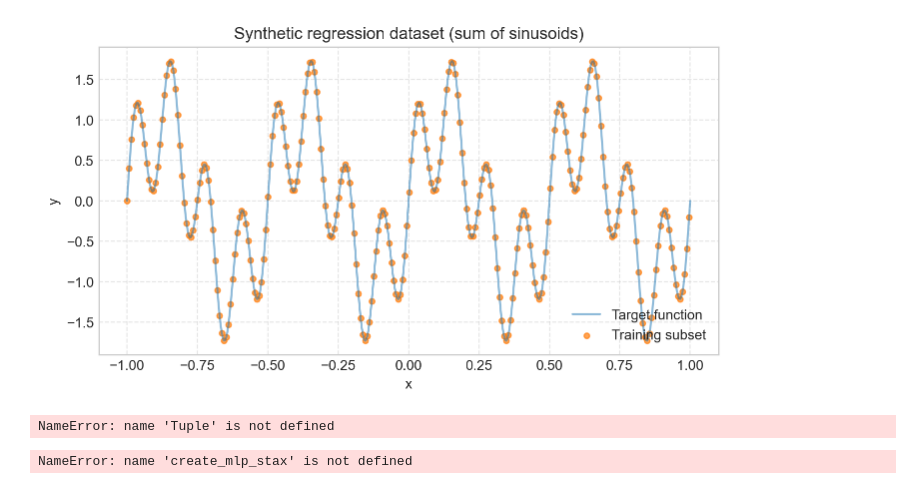
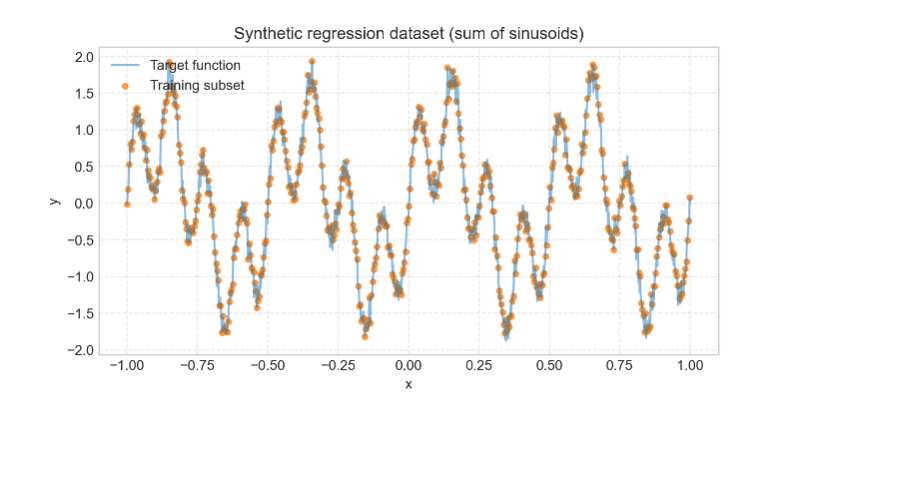
Before and after one commit to obi-wan-shinobi/msc-thesis, a Jupyter notebook: code/notebooks/ntk-experiment.ipynb, the cells around one changed output. Saved outputs shown, nothing was run; the diff lists cells and outputs as text; code cells hidden in the pictures; blank space fills up the shorter version.

```diff
--- a/code/notebooks/ntk-experiment.ipynb
+++ b/code/notebooks/ntk-experiment.ipynb
@@ -17,86 +18,31 @@ from typing import Callable, Optional, Tuple, List, Union
 plt.style.use('seaborn-v0_8-whitegrid')
 # %%
 # ----- Data -----
-x = jnp.linspace(-1.0, 1.0, 512)[:, None]          # shape [n, 1]
+x = jnp.linspace(-1.0, 1.0, 1024)[:, None]          # shape [n, 1]
 y = (jnp.sin(4*jnp.pi*x) + 0.8*jnp.sin(16*jnp.pi*x)).squeeze()  # shape [n]
+
+noise = 0.10 * jax.random.normal(jax.random.PRNGKey(1), y.shape)
+y = y + noise
+
+# ----- Randomly drop a fraction of points BEFORE splitting -----
+keep_frac = 0.6                       # keep 60% (drop 40%);
+N = x.shape[0]
+n_keep = int(keep_frac * N)
 
 # pick a training subset to speed up NTK computations:
 idx = jnp.arange(0, x.shape[0], 2)
-X_train, y_train = x[idx], y[idx]
-X_eval, y_eval = x[~idx], y[~idx]
+X_train, y_train = x[0::2], y[0::2]
+X_test,  y_test  = x[1::2], y[1::2]
 
 # visualize full dataset
 plt.figure(figsize=(8, 4))
 plt.plot(x, y, label='Target function', color='C0', alpha=0.5)
 plt.scatter(X_train, y_train, color='C1', s=15, alpha=0.7, label='Training subset')
 plt.title("Synthetic regression dataset (sum of sinusoids)")
 plt.xlabel("x")
 plt.ylabel("y")
 plt.legend()
 plt.grid(True, ls='--', alpha=0.5)
 plt.show()
 # %% [output]
-[figure, old version]
+[figure, new version]
-# %%
-def create_mlp_stax(
-    depth_hidden: int,
-    hidden_width: int,
-    output_dim: int,
-    input_dim: int,
-    activation_stax_fn: stax.Relu(),
-    W_std: float = 1.0,
-    b_std: Optional[float] = 0.0,
-    parameterization: str = "ntk",
-    W_std_out: Optional[float] = None,
-) -> Tuple[Callable, Callable, Callable, List[int]]:
-    """
-    Build an MLP in neural_tangents.stax.
-
-    Returns:
-      init_fn, apply_fn, kernel_fn, widths_list
-
-    Notes:
-    - With parameterization='ntk', the *idealized* kernel does not depend on the hidden width.
-    - Set b_std=0.0 for no bias; (None is treated as 0.0 here).
-    - If you pass a custom callable activation, kernel_fn(get='ntk') may not be available.
-    """
-    act = activation_stax_fn
-    bstd = 0.0 if b_std is None else float(b_std)
-    if W_std_out is None:
-        W_std_out = W_std
-
-    layers: List[StaxLayer] = []
-    widths = [input_dim]
-
-    for _ in range(depth_hidden):
-        layers += [
-            stax.Dense(hidden_width, W_std=W_std, b_std=bstd, parameterization=parameterization),
-            act
-        ]
-        widths.append(hidden_width)
-
-    layers += [
-        stax.Dense(output_dim, W_std=W_std_out, b_std=bstd, parameterization=parameterization)
-    ]
-    widths.append(output_dim)
-
-    init_fn, apply_fn, kernel_fn = stax.serial(*layers)
-    return init_fn, apply_fn, kernel_fn, widths
-# %% [output]
-NameError: name 'Tuple' is not defined
-# %%
-# Build: 2 hidden layers, ReLU, no bias
-init_fn, apply_fn, kernel_fn, widths = create_mlp_stax(
-    depth_hidden=1, hidden_width=1024, output_dim=1, input_dim=1,
-    activation_stax_fn="relu",
-    b_std=0.0,                       # no bias
-)
-
-apply_fn = jit(apply_fn)
-kernel_fn = jit(kernel_fn, static_argnames='get')
-
-# Finite net params
-key = jax.random.PRNGKey(0)
-_, params0 = init_fn(key, (-1, 1))  # input shape (-1, input_dim)
-# %% [output]
-NameError: name 'create_mlp_stax' is not defined
```
Also changed, not shown: parts of 13 cells of this notebook, 5 other files.
